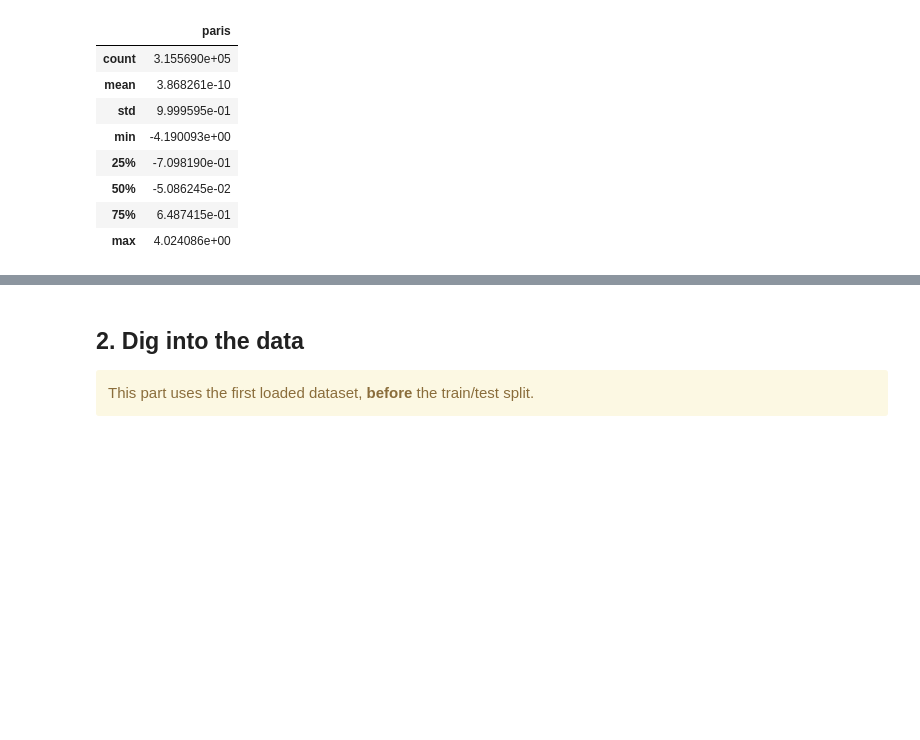
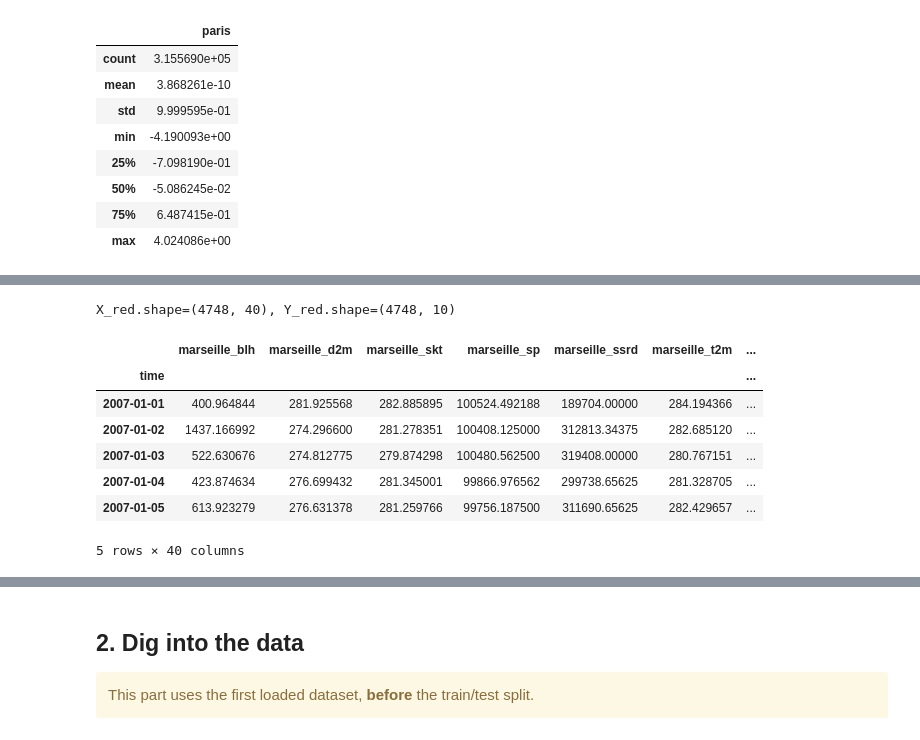
Before and after one commit to waddason/ML_ClimateEnergy_project2024, a Jupyter notebook: dataLoading.ipynb, the cells around one changed output, grey strips where cells are left out. Cells and saved outputs as stored; diff of their text form; code cells hidden in the pictures; blank space fills up the shorter version.

```diff
--- a/dataLoading.ipynb
+++ b/dataLoading.ipynb
@@ -472,0 +488,41 @@ def load_normalize_data():
+# %%
+X_red = []
+Y_red = []
+for x_city in ["paris", "marseille", "brest", "london", "berlin"]:
+    col_names_city = [
+        x_city + "_" + col_name for col_name in weather_stations[x_city].columns
+    ]
+    # Keep only 13 years of data
+    df = weather_stations[x_city].loc[
+        (weather_stations[x_city].index.year >= 2007)
+        & (weather_stations[x_city].index.year < 2020)
+    ]
+    # Resample the data to daily frequency. Two variables need to be sum over the day, the rest averaged.
+    df = df.resample("D").mean()
+    df["tp"] = df["tp"].resample("D").sum()  # Total precipitation over the day
+    df["ssrd"] = df["ssrd"].resample("D").sum()  # Surface solar radiation over the day
+    # Replace NaN values with the previous value
+    df = df.ffill()
+    # rename the columns to include the city name
+    df.columns = col_names_city
+    if x_city == "paris":
+        Y_red = df
+    else:
+        X_red.append(df)
+# Concatenate the DataFrames of X
+X_red = pd.concat(X_red, axis=1)
+print(f"{X_red.shape=}, {Y_red.shape=}")
+# %% [output]
+X_red.shape=(4748, 40), Y_red.shape=(4748, 10)
+# %%
+# Control
+X_red.head()
+# %% [output]
+|  | marseille_blh | marseille_d2m | marseille_skt | marseille_sp | marseille_ssrd | marseille_t2m | ... |
+| time |  |  |  |  |  |  | ... |
+| 2007-01-01 | 400.964844 | 281.925568 | 282.885895 | 100524.492188 | 189704.00000 | 284.194366 | ... |
+| 2007-01-02 | 1437.166992 | 274.296600 | 281.278351 | 100408.125000 | 312813.34375 | 282.685120 | ... |
+| 2007-01-03 | 522.630676 | 274.812775 | 279.874298 | 100480.562500 | 319408.00000 | 280.767151 | ... |
+| 2007-01-04 | 423.874634 | 276.699432 | 281.345001 | 99866.976562 | 299738.65625 | 281.328705 | ... |
+| 2007-01-05 | 613.923279 | 276.631378 | 281.259766 | 99756.187500 | 311690.65625 | 282.429657 | ... |
+5 rows × 40 columns
```
Also changed, not shown: parts of 8 cells of this notebook, 10 other files.
